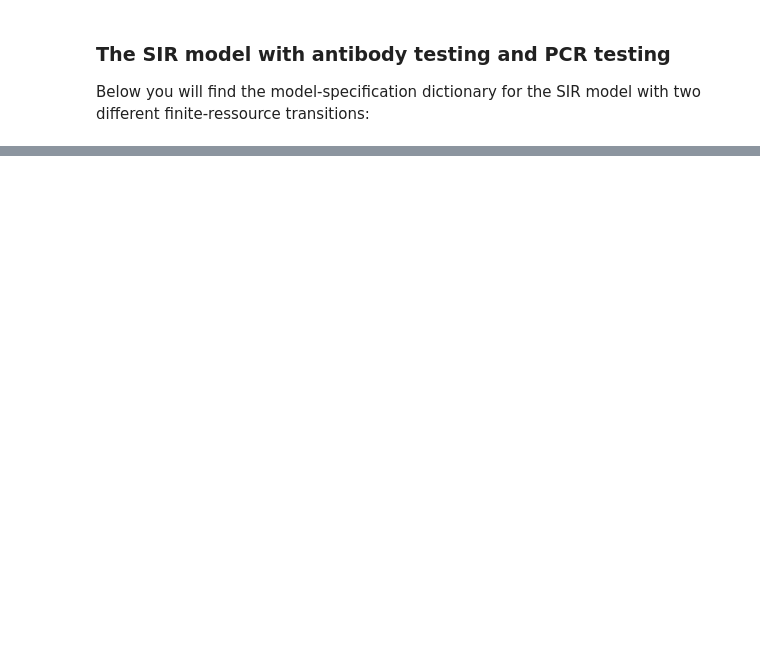
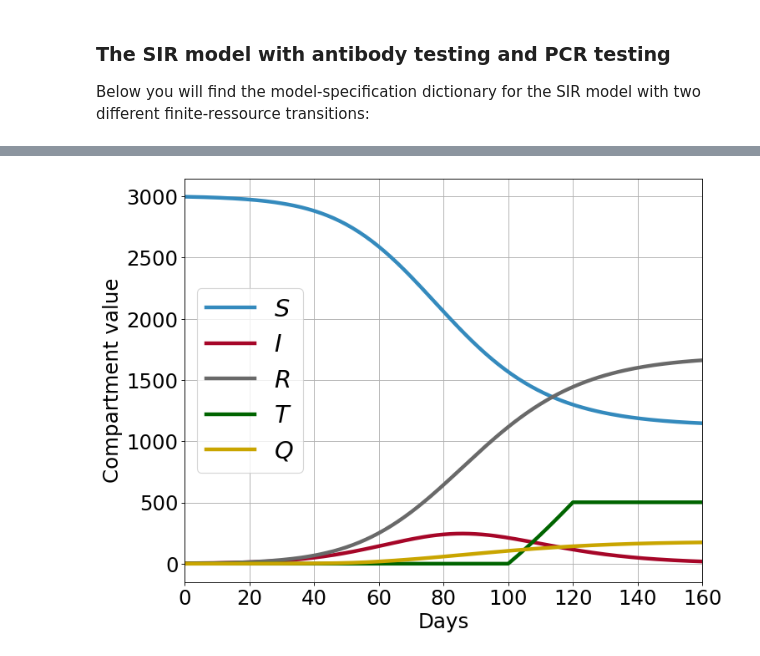
Before and after one commit to rajeshrinet/pyross, a Jupyter notebook: examples/deterministic/ex19-Spp-serological-testing.ipynb, the cells around one changed output, grey strips where cells are left out. Saved outputs shown, nothing was run; the diff lists cells and outputs as text; code cells hidden in the pictures; blank space fills up the shorter version.

```diff
--- a/examples/deterministic/ex19-Spp-serological-testing.ipynb
+++ b/examples/deterministic/ex19-Spp-serological-testing.ipynb
@@ -83,8 +85,7 @@ x0 = np.array([
     999, 999, 999, # S
     1,   1,    1,    # I
     0,   0,    0,    # R
-    0,   0,    0,    # T+
-    0,   0,    0     # T-
+    0,   0,    0     # T
 ])
 
 
@@ -97,17 +98,7 @@ CM = np.array([
 def contactMatrix(t):
     return CM
 
-# Tests performed per day
-def testRate(t):
-    if t>100 and t<120:
-        return 10
-    else:
-        return 0
 
-def parameter_mapping(params, t):
-    output = params.copy()
-    output['tau']=testRate(t)
-    return output
 
 # duration of simulation and data file
 Tf = 160;  Nf=Tf+1;
@@ -196,0 +257,32 @@ parameters = {
+# %%
+# plot the data and obtain the epidemic curve
+S = np.sum(model.model_class_data('S', data), axis=1)
+I = np.sum(model.model_class_data('I', data), axis=1)
+R = np.sum(model.model_class_data('R', data), axis=1)
+T = np.sum(model.model_class_data('T', data), axis=1)
+Q = np.sum(model.model_class_data('Q', data), axis=1)
+t = data['t']
+
+fig = plt.figure(num=None, figsize=(10, 8), dpi=80, facecolor='w', edgecolor='k')
+plt.rcParams.update({'font.size': 22})
+
+
+plt.plot(t, S, '-', color="#348ABD", label='$S$', lw=4)
+
+
+plt.plot(t, I, '-', color='#A60628', label='$I$', lw=4)
+
+
+plt.plot(t, R, '-', color="dimgrey", label='$R$', lw=4)
+
+
+plt.plot(t, T, '-', color="darkgreen", label='$T$', lw=4)
+
+plt.plot(t, Q, '-', color="#c9a500", label='$Q$', lw=4)
+
+plt.legend(fontsize=26); plt.grid()
+plt.autoscale(enable=True, axis='x', tight=True)
+plt.ylabel('Compartment value')
+plt.xlabel('Days');
+# %% [output]
+[figure, added]
```
Also changed, not shown: parts of 13 cells of this notebook.
